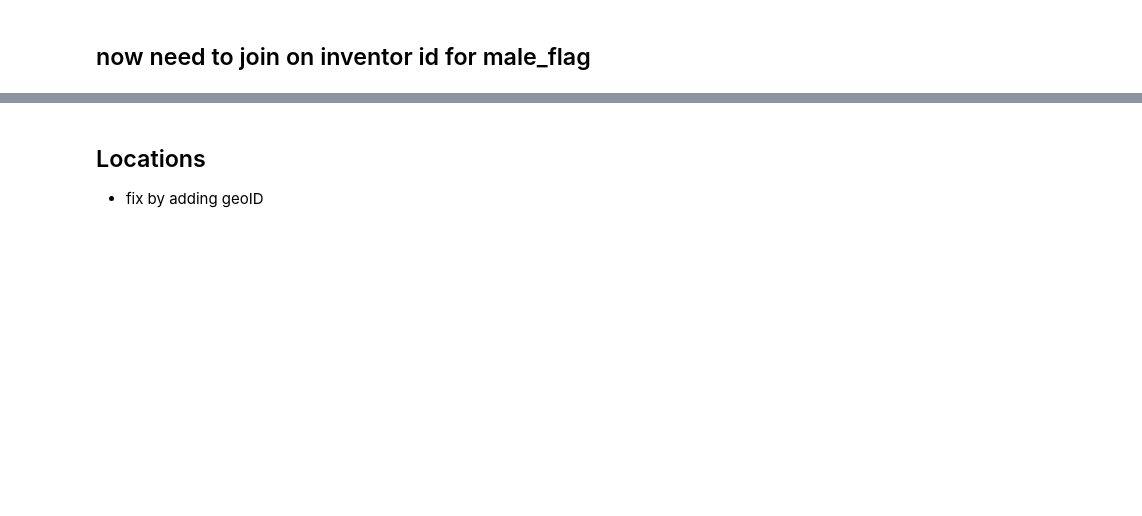
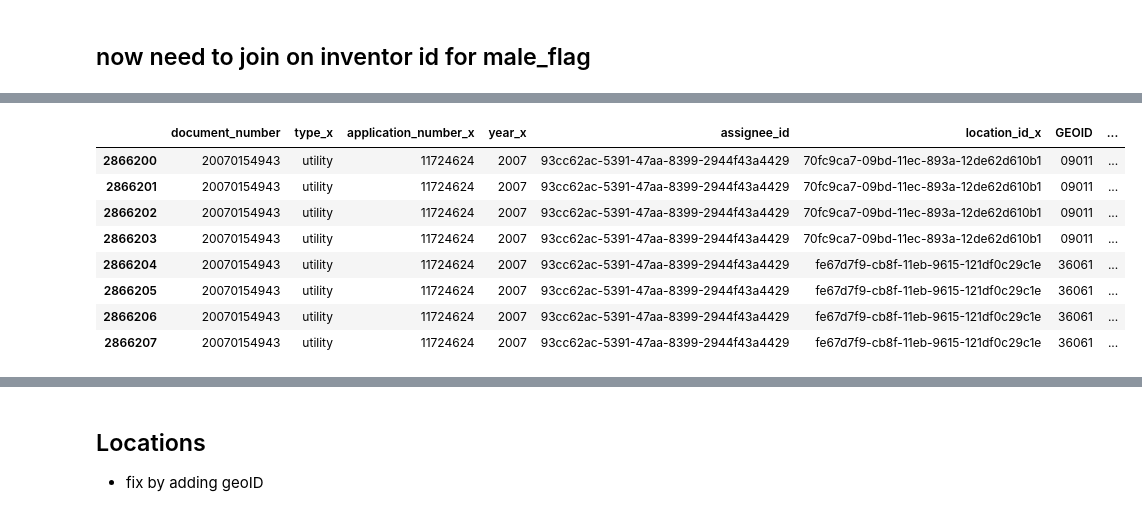
Before and after one commit to mhk9c/patents22, a Jupyter notebook: pre_grant_data.ipynb, the cells around one changed output, grey strips where cells are left out. Saved outputs shown, nothing was run; the diff lists cells and outputs as text; code cells hidden in the pictures; blank space fills up the shorter version.

```diff
--- a/pre_grant_data.ipynb
+++ b/pre_grant_data.ipynb
@@ -337,0 +389,12 @@ Index(['id_x', 'document_number', 'type_x', 'application_number', 'date',
+# %%
+application_assignee_inventor_df.query("document_number == 20070154943")
+# %% [output]
+|  | document_number | type_x | application_number_x | year_x | assignee_id | location_id_x | GEOID | ... |
+| 2866200 | 20070154943 | utility | 11724624 | 2007 | 93cc62ac-5391-47aa-8399-2944f43a4429 | 70fc9ca7-09bd-11ec-893a-12de62d610b1 | 09011 | ... |
+| 2866201 | 20070154943 | utility | 11724624 | 2007 | 93cc62ac-5391-47aa-8399-2944f43a4429 | 70fc9ca7-09bd-11ec-893a-12de62d610b1 | 09011 | ... |
+| 2866202 | 20070154943 | utility | 11724624 | 2007 | 93cc62ac-5391-47aa-8399-2944f43a4429 | 70fc9ca7-09bd-11ec-893a-12de62d610b1 | 09011 | ... |
+| 2866203 | 20070154943 | utility | 11724624 | 2007 | 93cc62ac-5391-47aa-8399-2944f43a4429 | 70fc9ca7-09bd-11ec-893a-12de62d610b1 | 09011 | ... |
+| 2866204 | 20070154943 | utility | 11724624 | 2007 | 93cc62ac-5391-47aa-8399-2944f43a4429 | fe67d7f9-cb8f-11eb-9615-121df0c29c1e | 36061 | ... |
+| 2866205 | 20070154943 | utility | 11724624 | 2007 | 93cc62ac-5391-47aa-8399-2944f43a4429 | fe67d7f9-cb8f-11eb-9615-121df0c29c1e | 36061 | ... |
+| 2866206 | 20070154943 | utility | 11724624 | 2007 | 93cc62ac-5391-47aa-8399-2944f43a4429 | fe67d7f9-cb8f-11eb-9615-121df0c29c1e | 36061 | ... |
+| 2866207 | 20070154943 | utility | 11724624 | 2007 | 93cc62ac-5391-47aa-8399-2944f43a4429 | fe67d7f9-cb8f-11eb-9615-121df0c29c1e | 36061 | ... |
```
Also changed, not shown: parts of 30 cells of this notebook, 2 other files.
